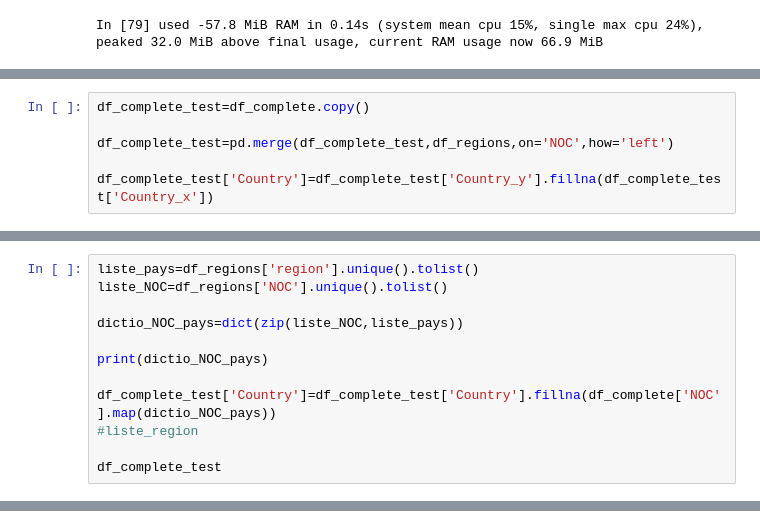
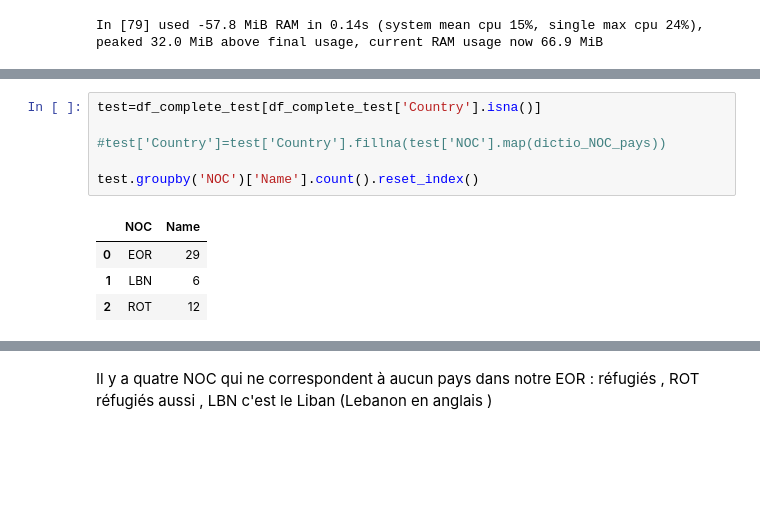
Before and after one commit to nastoo/tp-methodes-pour-analytique, a Jupyter notebook: IAE_python/Méthodes Analytique/tp-methodes-pour-analytique/Projet_FLO.ipynb, the cells around one changed output, grey strips where cells are left out. Saved outputs shown, nothing was run; the diff lists cells and outputs as text; blank space fills up the shorter version.

Commit message:
Test_test

```diff
--- a/IAE_python/Méthodes Analytique/tp-methodes-pour-analytique/Projet_FLO.ipynb
+++ b/IAE_python/Méthodes Analytique/tp-methodes-pour-analytique/Projet_FLO.ipynb
@@ -305,6 +238,0 @@ Pour les Country , on va merge
-# %%
-df_complete_test=df_complete.copy()
-
-df_complete_test=pd.merge(df_complete_test,df_regions,on='NOC',how='left')
-
-df_complete_test['Country']=df_complete_test['Country_y'].fillna(df_complete_test['Country_x'])
@@ -334,12 +238,0 @@ In [84] used -136.0 MiB RAM in 0.29s (system mean cpu 15%, single max cpu 46%),
-# %%
-liste_pays=df_regions['region'].unique().tolist()
-liste_NOC=df_regions['NOC'].unique().tolist()
-
-dictio_NOC_pays=dict(zip(liste_NOC,liste_pays))
-
-print(dictio_NOC_pays)
-
-df_complete_test['Country']=df_complete_test['Country'].fillna(df_complete['NOC'].map(dictio_NOC_pays))
-#liste_region
-
-df_complete_test
@@ -425,0 +350,11 @@ In [31] used 2.4 MiB RAM in 0.16s (system mean cpu 28%, single max cpu 83%), pea
+# %%
+test=df_complete_test[df_complete_test['Country'].isna()]
+
+#test['Country']=test['Country'].fillna(test['NOC'].map(dictio_NOC_pays))
+
+test.groupby('NOC')['Name'].count().reset_index()
+# %% [output]
+|  | NOC | Name |
+| 0 | EOR | 29 |
+| 1 | LBN | 6 |
+| 2 | ROT | 12 |
@@ -425,0 +362,2 @@ In [31] used 2.4 MiB RAM in 0.16s (system mean cpu 28%, single max cpu 83%), pea
+# %% [markdown]
+Il y a quatre NOC qui ne correspondent à aucun pays dans notre EOR : réfugiés , ROT réfugiés aussi , LBN c'est le Liban (Lebanon en anglais )
```
Also changed, not shown: parts of 44 cells of this notebook.
